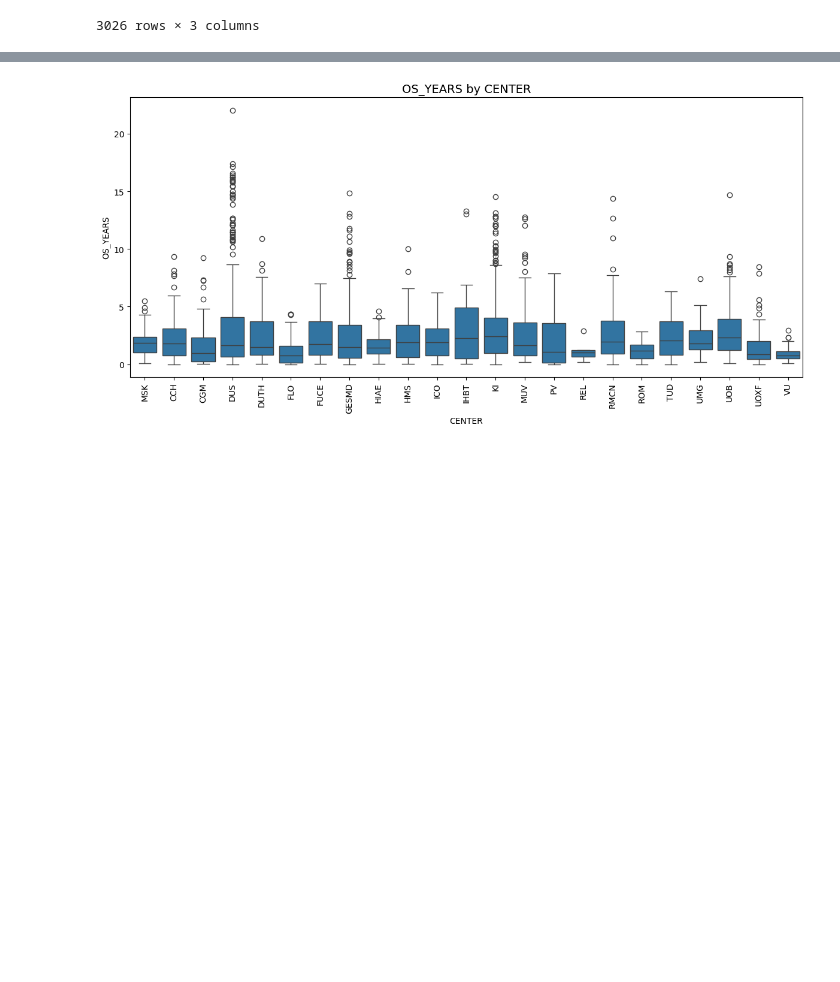
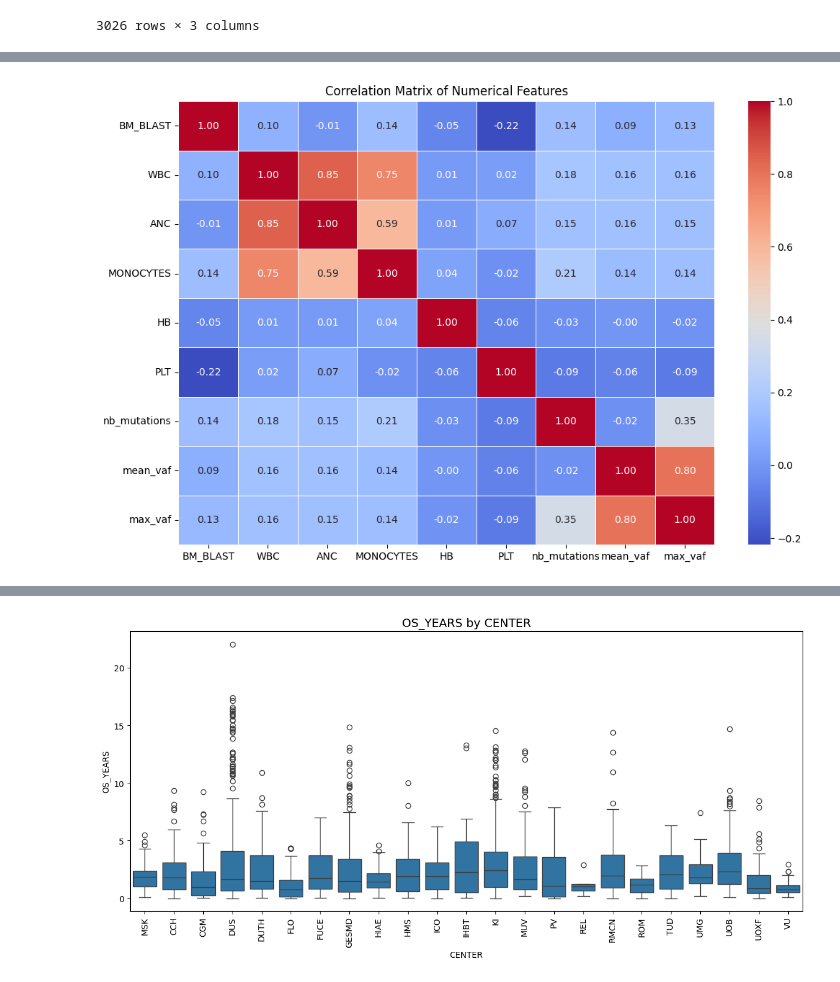
Before and after one commit to od121212/Leukemia-Survival-Rate, a Jupyter notebook: Sandbox.ipynb, the cells around one changed output, grey strips where cells are left out. Saved outputs shown, nothing was run; the diff lists cells and outputs as text; code cells hidden in the pictures; blank space fills up the shorter version.

```diff
--- a/Sandbox.ipynb
+++ b/Sandbox.ipynb
@@ -54 +133,5 @@ dtm = DataViewer(final_df, target_df)
+# %%
+dtm.plot_correlation_matrix()
+# %% [output]
+[figure, added]
 # %%
```
Also changed, not shown: parts of 6 cells of this notebook, 2 other files.
